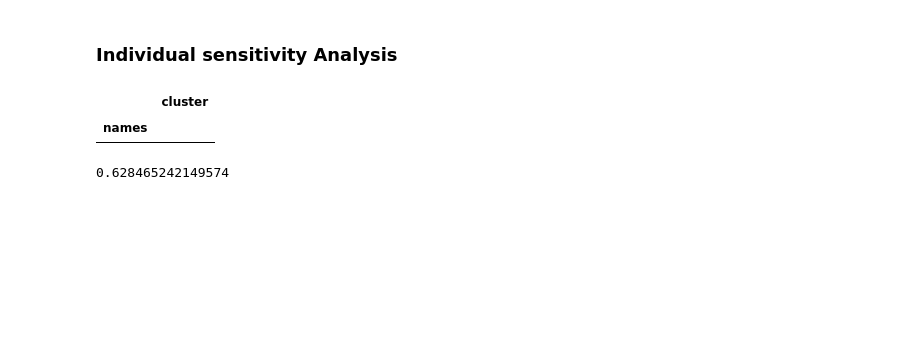
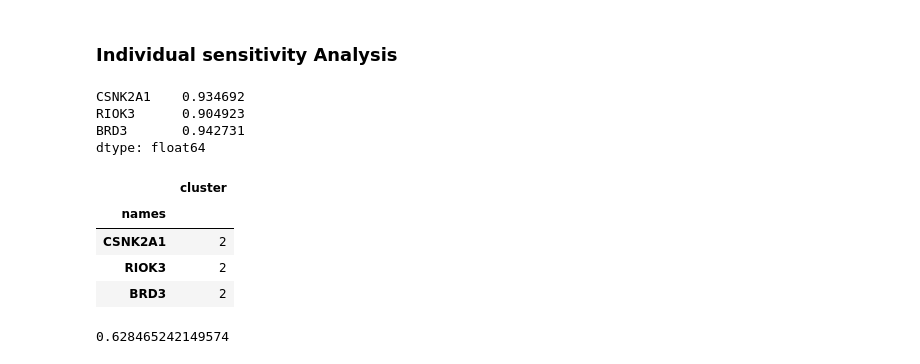
Before and after one commit to gomezlab/kinotypeClusteringAndRegression, a Jupyter notebook: src/network_11_analysisOfSensitivity.ipynb, the cells around one changed output. Saved outputs shown, nothing was run; the diff lists cells and outputs as text; code cells hidden in the pictures; blank space fills up the shorter version.

```diff
--- a/src/network_11_analysisOfSensitivity.ipynb
+++ b/src/network_11_analysisOfSensitivity.ipynb
@@ -179,12 +186,20 @@ plt.show()
 ### Individual sensitivity Analysis
 # %%
 # these are the kinases with the largest change
+display(rand.mean(axis=0)[rand.mean(axis=0) < 0.95])
 low_rand_ids = rand.mean(axis=0)[rand.mean(axis=0) < 0.95].index.tolist()
 
 display(louv.loc[low_rand_ids])
 # %% [output]
+CSNK2A1    0.934692
+RIOK3      0.904923
+BRD3       0.942731
+dtype: float64
 |  | cluster |
 | names |  |
+| CSNK2A1 | 2 |
+| RIOK3 | 2 |
+| BRD3 | 2 |
 # %%
 rand[rand > 0].min(axis=0).min(axis=0)
 # %% [output]
```
Also changed, not shown: parts of 21 cells of this notebook.
